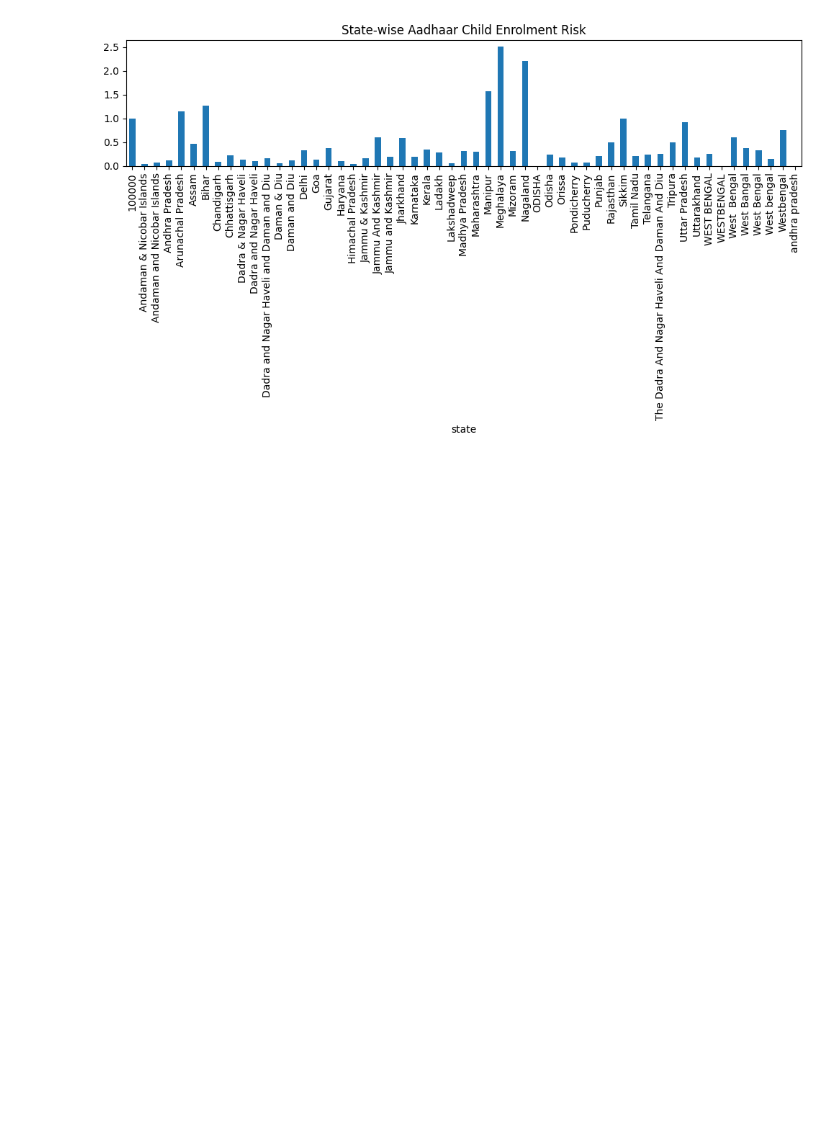
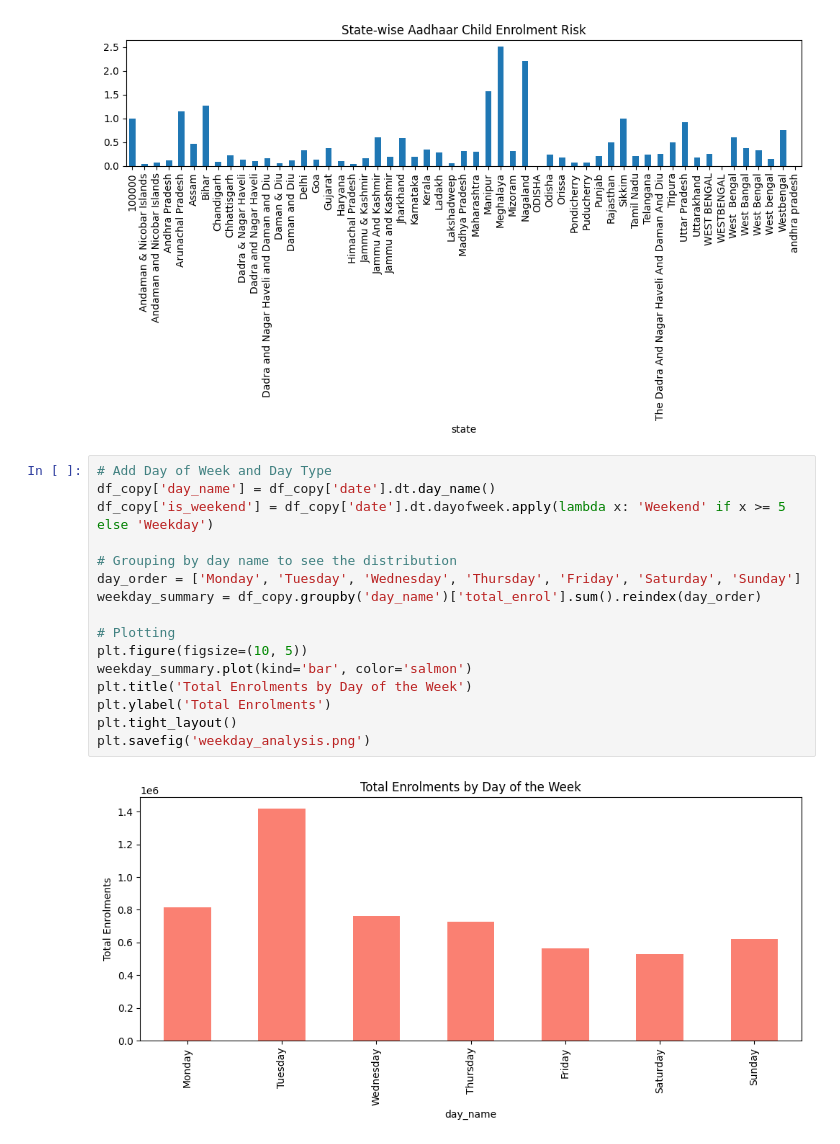
Before and after one commit to tanmay-coder200/Uidai-Data-Hackathon, a Jupyter notebook: Hackathon.ipynb, the cells around one changed output. Saved outputs shown, nothing was run; the diff lists cells and outputs as text; blank space fills up the shorter version.

Commit message:
New change of graph

```diff
--- a/Hackathon.ipynb
+++ b/Hackathon.ipynb
@@ -353,3 +353,21 @@ plt.tight_layout()
 plt.show()
 # %% [output]
 [figure]
+# %%
+# Add Day of Week and Day Type
+df_copy['day_name'] = df_copy['date'].dt.day_name()
+df_copy['is_weekend'] = df_copy['date'].dt.dayofweek.apply(lambda x: 'Weekend' if x >= 5 else 'Weekday')
+
+# Grouping by day name to see the distribution
+day_order = ['Monday', 'Tuesday', 'Wednesday', 'Thursday', 'Friday', 'Saturday', 'Sunday']
+weekday_summary = df_copy.groupby('day_name')['total_enrol'].sum().reindex(day_order)
+
+# Plotting
+plt.figure(figsize=(10, 5))
+weekday_summary.plot(kind='bar', color='salmon')
+plt.title('Total Enrolments by Day of the Week')
+plt.ylabel('Total Enrolments')
+plt.tight_layout()
+plt.savefig('weekday_analysis.png')
+# %% [output]
+[figure, added]
```
Also changed, not shown: parts of 1 cell of this notebook, 3 other files.
